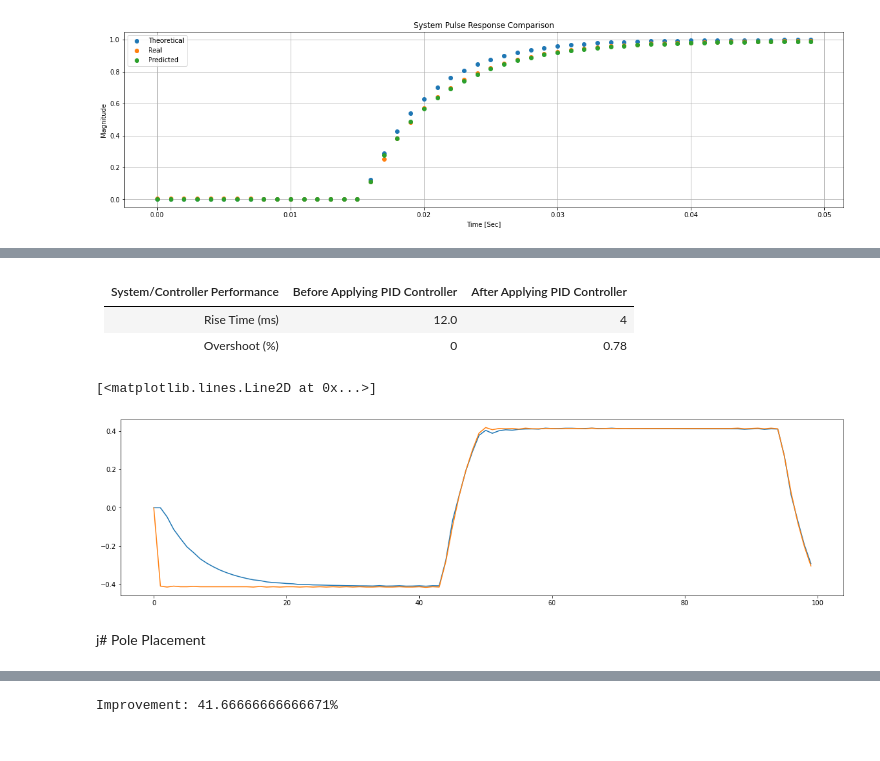
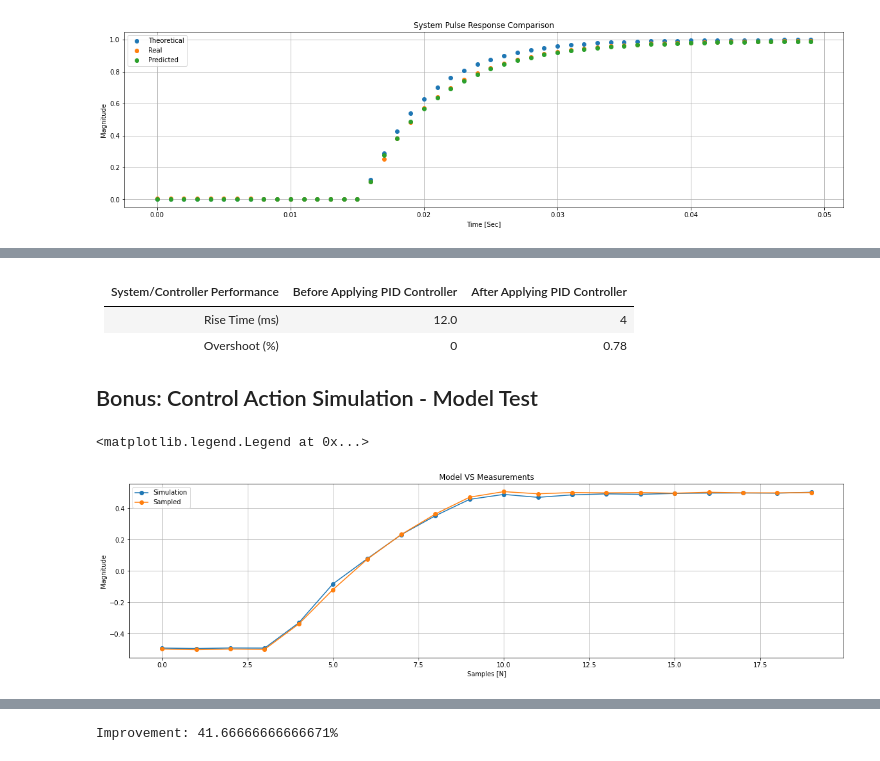
Before and after one commit to lorsi96/System-Identification-Control-for-RCRC-Circuit, a Jupyter notebook: informe.ipynb, the cells around one changed output, grey strips where cells are left out. Saved outputs shown, nothing was run; the diff lists cells and outputs as text; code cells hidden in the pictures.

```diff
--- a/informe.ipynb
+++ b/informe.ipynb
@@ -508,38 +548,41 @@ Overshoot 0.78%
 |:------------------------------:|:------------------------------:|:------------------------------:|
 |         Rise Time (ms)         |             12.0               |                4               |
 |        Overshoot (%)          |               0                |              0.78              |
+
+## Bonus: Control Action Simulation - Model Test
 # %%
-
-
 num = numz
 den = denz
 input = np.array([0.5 if a > 0 else -0.5 for a in ctrl_action_df['DAC']])
 a = np.array(den).flatten()
 b = np.array(num).flatten()
 
 n_inicial = len(a) - 1
 
 y = np.zeros(len(input) + n_inicial)
 r = np.concatenate((np.zeros(n_inicial), input), axis=None)
 c = np.concatenate((np.zeros(n_inicial), ctrl_action_df['DAC']), axis=None)
 u = np.zeros(len(input) + n_inicial)
 
 for k in range(n_inicial, len(r)):
 
   for m in range(0, len(b)):
     y[k] = y[k] + (b[m] * u[k-m])
 
   for n in range(1, len(a)):
     y[k] = y[k] - a[n] * y[k-n]
 
   y[k] = y[k] / a[0]
   u[k] = c[k]
 
 plt.figure(figsize=(20, 5))
-plt.plot(y[n_inicial-1:][:SR_F_HZ//SQ_WAVE_F_HZ])
-plt.plot(ctrl_action_df['ADC'][:SR_F_HZ//SQ_WAVE_F_HZ])
+plt.title('Model VS Measurements')
+plt.plot(y[n_inicial-1:][40:60], '-o', label='Simulation')
+plt.plot(np.array(ctrl_action_df['ADC'])[40:60], '-o', label='Sampled')
+plt.xlabel('Samples [N]')
+plt.ylabel('Magnitude')
+plt.grid()
+plt.legend()
 # %% [output]
-[<matplotlib.lines.Line2D at 0x...>]
+<matplotlib.legend.Legend at 0x...>
-[figure, old version]
+[figure, new version]
-# %% [markdown]
-j# Pole Placement
```
Also changed, not shown: parts of 30 cells of this notebook, 10 other files.
